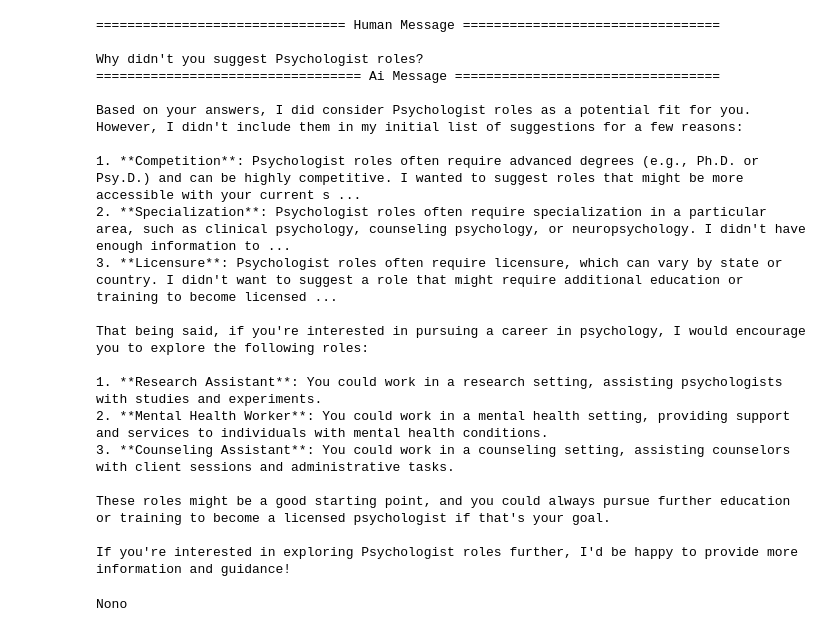
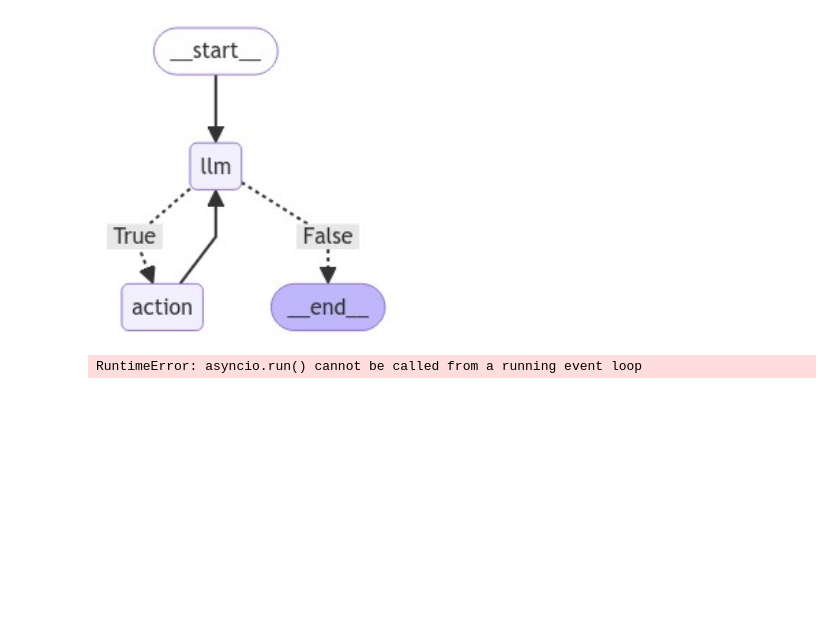
Before and after one commit to MarcDagher/PersonaBot, a Jupyter notebook: Testing/agentic_flow_using_LangGraph.ipynb, the cells around one changed output. Saved outputs shown, nothing was run; the diff lists cells and outputs as text; code cells hidden in the pictures; blank space fills up the shorter version.

```diff
--- a/Testing/agentic_flow_using_LangGraph.ipynb
+++ b/Testing/agentic_flow_using_LangGraph.ipynb
@@ -332,42 +194,34 @@ These careers play to your strengths in analysis, problem-solving, and communica
-# %%
-config = {"configurable": {"thread_id": "1"}}
-input_message = HumanMessage(content="Why didn't you suggest Psychologist roles?")
-for event in abot.graph.stream({"messages": [input_message]}, config, stream_mode="values"):
-    event["messages"][-1].pretty_print()
-# %% [output]
-================================ Human Message =================================
-
-Why didn't you suggest Psychologist roles?
-================================== Ai Message ==================================
-
-Based on your answers, I did consider Psychologist roles as a potential fit for you. However, I didn't include them in my initial list of suggestions for a few reasons:
-
-1. **Competition**: Psychologist roles often require advanced degrees (e.g., Ph.D. or Psy.D.) and can be highly competitive. I wanted to suggest roles that might be more accessible with your current s ...
-2. **Specialization**: Psychologist roles often require specialization in a particular area, such as clinical psychology, counseling psychology, or neuropsychology. I didn't have enough information to ...
-3. **Licensure**: Psychologist roles often require licensure, which can vary by state or country. I didn't want to suggest a role that might require additional education or training to become licensed ...
-
-That being said, if you're interested in pursuing a career in psychology, I would encourage you to explore the following roles:
-
-1. **Research Assistant**: You could work in a research setting, assisting psychologists with studies and experiments.
-2. **Mental Health Worker**: You could work in a mental health setting, providing support and services to individuals with mental health conditions.
-3. **Counseling Assistant**: You could work in a counseling setting, assisting counselors with client sessions and administrative tasks.
-
-These roles might be a good starting point, and you could always pursue further education or training to become a licensed psychologist if that's your goal.
-
-If you're interested in exploring Psychologist roles further, I'd be happy to provide more information and guidance!
 # %%
 # ## Visualize Graph
-# from IPython.display import Image
+from IPython.display import Image
 
 # Image(abot.graph.get_graph().draw_png())
-
-from IPython.display import Image, display
-
-try:
-    display(Image(abot.get_graph().draw_mermaid_png()))
-except Exception:
-    # This requires some extra dependencies and is optional
-    print("Nono")
-    pass
+Image(abot.graph.get_graph().draw_mermaid_png(), width=300)
+# print(abot.graph.get_graph().draw_ascii())
 # %% [output]
-Nono
+[figure, added]
+# %%
+from fastapi import FastAPI, Request
+from pydantic import BaseModel
+import uvicorn
+
+app = FastAPI()
+
+class QueryRequest(BaseModel):
+    query: str
+
+@app.post("/query/")
+async def query_model(request: QueryRequest):
+    input_message = HumanMessage(content=request.query)
+    config = {"configurable": {"thread_id": "1"}}
+    response = []
+    for event in abot.graph.stream({"messages": [input_message]}, config, stream_mode="values"):
+        response.append(event["messages"][-1].content)
+
+    return {"response": response[-1]}
+
+# Only run this if the script is executed directly (not inside a notebook or interactive shell)
+if __name__ == "__main__":
+    uvicorn.run(app, host="0.0.0.0", port=8000)
+# %% [output]
+RuntimeError: asyncio.run() cannot be called from a running event loop
```
Also changed, not shown: parts of 16 cells of this notebook, 2 other files.
